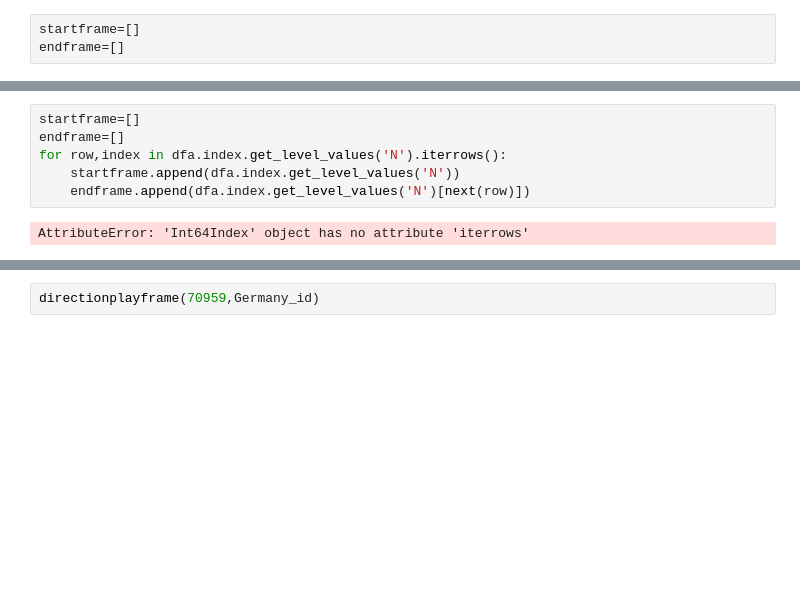
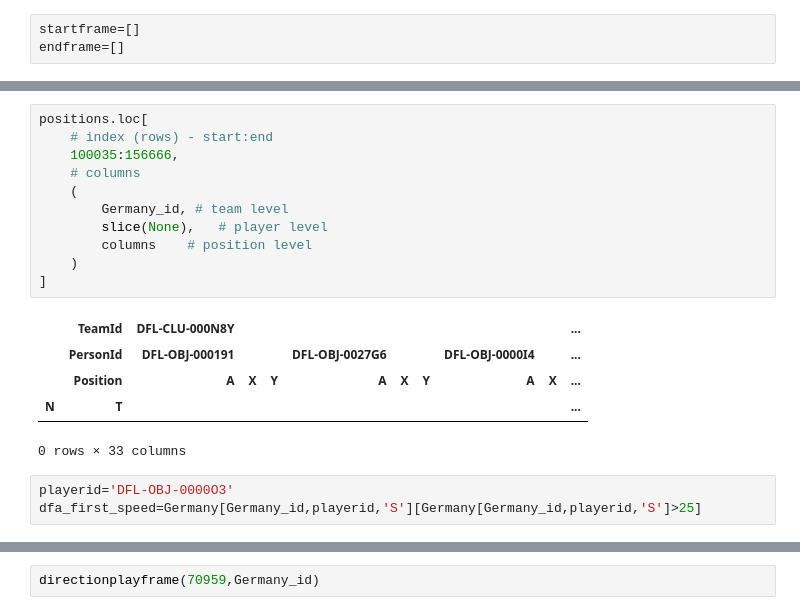
Before and after one commit to Deutscher-Fussball-Bund/Qualit-tsindex, a Jupyter notebook: Test.ipynb, the cells around one changed output, grey strips where cells are left out. Drawn from its saved outputs; the diff is of its cells as text; blank space fills up the shorter version.

```diff
--- a/Test.ipynb
+++ b/Test.ipynb
@@ -1470,8 +1446,20 @@ Name: (DFL-CLU-000N8Y, DFL-OBJ-000191, A), Length: 75, dtype: float64
-# %%
-startframe=[]
-endframe=[]
-for row,index in dfa.index.get_level_values('N').iterrows():
-    startframe.append(dfa.index.get_level_values('N'))
-    endframe.append(dfa.index.get_level_values('N')[next(row)])
-# %% [output]
-AttributeError: 'Int64Index' object has no attribute 'iterrows'
+# %%
+positions.loc[
+    # index (rows) - start:end
+    100035:156666,
+    # columns
+    (
+        Germany_id, # team level
+        slice(None),   # player level
+        columns    # position level
+    )
+]
+# %% [output]
+|  | TeamId | DFL-CLU-000N8Y |  |  |  |  |  |  |  | ... |
+|  | PersonId | DFL-OBJ-000191 |  |  | DFL-OBJ-0027G6 |  |  | DFL-OBJ-0000I4 |  | ... |
+|  | Position | A | X | Y | A | X | Y | A | X | ... |
+| N | T |  |  |  |  |  |  |  |  | ... |
+0 rows × 33 columns
+# %%
+playerid='DFL-OBJ-0000O3'
+dfa_first_speed=Germany[Germany_id,playerid,'S'][Germany[Germany_id,playerid,'S']>25]
```
Also changed, not shown: parts of 19 cells of this notebook, 1 other file.
